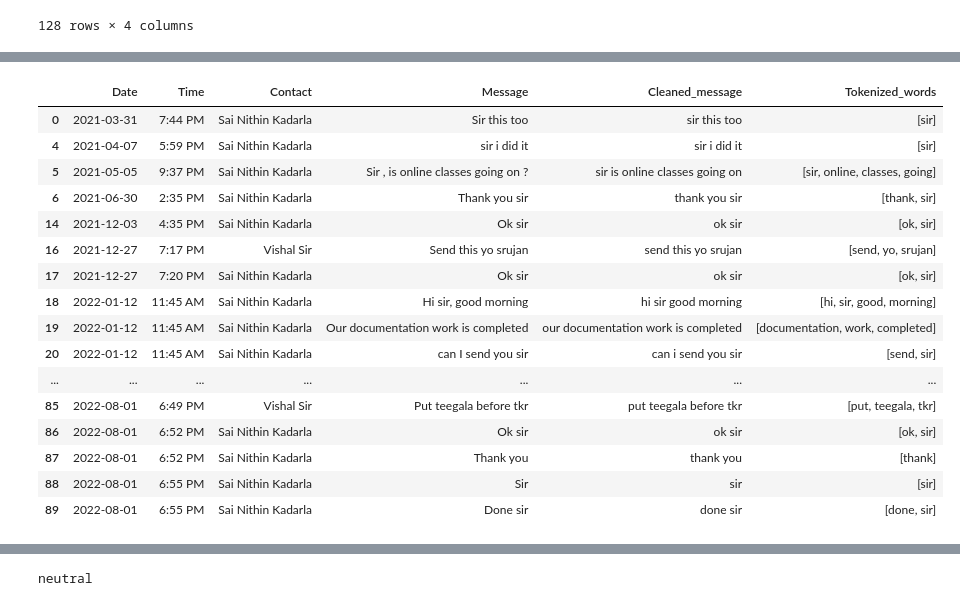
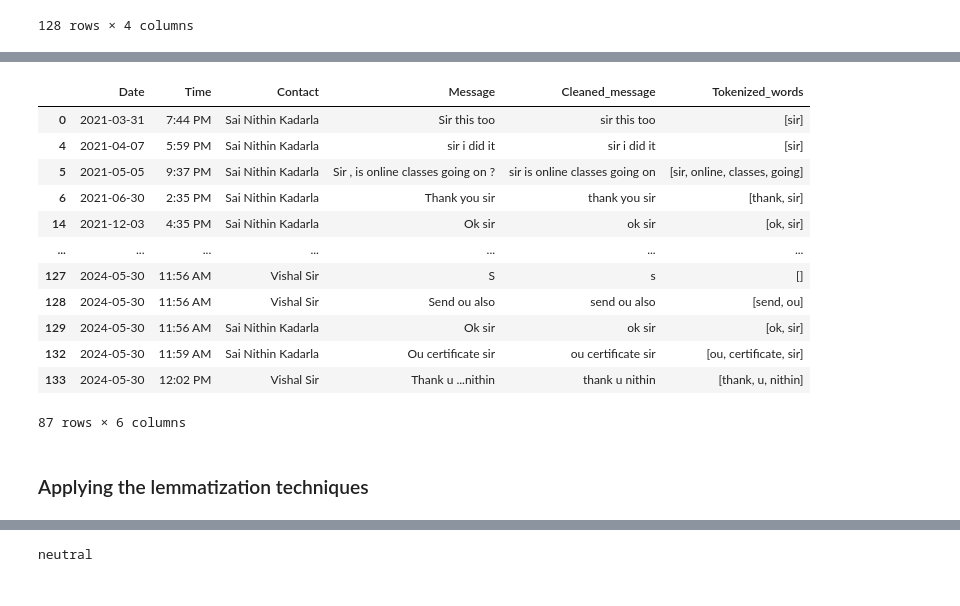
Before and after one commit to Sainithinkadarla/NLP_project, a Jupyter notebook: main.ipynb, the cells around one changed output, grey strips where cells are left out. Drawn from its saved outputs; the diff is of its cells as text; code cells hidden in the pictures.

```diff
--- a/main.ipynb
+++ b/main.ipynb
@@ -164,23 +136,21 @@ See the caveats in the documentation: https://pandas.pydata.org/pandas-docs/stab
 # %%
-data.head(50)
+data
 # %% [output]
 |  | Date | Time | Contact | Message | Cleaned_message | Tokenized_words |
 | 0 | 2021-03-31 | 7:44 PM | Sai Nithin Kadarla | Sir this too | sir this too | [sir] |
 | 4 | 2021-04-07 | 5:59 PM | Sai Nithin Kadarla | sir i did it | sir i did it | [sir] |
 | 5 | 2021-05-05 | 9:37 PM | Sai Nithin Kadarla | Sir , is online classes going on ? | sir is online classes going on | [sir, online, classes, going] |
 | 6 | 2021-06-30 | 2:35 PM | Sai Nithin Kadarla | Thank you sir | thank you sir | [thank, sir] |
 | 14 | 2021-12-03 | 4:35 PM | Sai Nithin Kadarla | Ok sir | ok sir | [ok, sir] |
-| 16 | 2021-12-27 | 7:17 PM | Vishal Sir | Send this yo srujan | send this yo srujan | [send, yo, srujan] |
-| 17 | 2021-12-27 | 7:20 PM | Sai Nithin Kadarla | Ok sir | ok sir | [ok, sir] |
-| 18 | 2022-01-12 | 11:45 AM | Sai Nithin Kadarla | Hi sir, good morning | hi sir good morning | [hi, sir, good, morning] |
-| 19 | 2022-01-12 | 11:45 AM | Sai Nithin Kadarla | Our documentation work is completed | our documentation work is completed | [documentation, work, completed] |
-| 20 | 2022-01-12 | 11:45 AM | Sai Nithin Kadarla | can I send you sir | can i send you sir | [send, sir] |
 | ... | ... | ... | ... | ... | ... | ... |
-| 85 | 2022-08-01 | 6:49 PM | Vishal Sir | Put teegala before tkr | put teegala before tkr | [put, teegala, tkr] |
-| 86 | 2022-08-01 | 6:52 PM | Sai Nithin Kadarla | Ok sir | ok sir | [ok, sir] |
-| 87 | 2022-08-01 | 6:52 PM | Sai Nithin Kadarla | Thank you | thank you | [thank] |
-| 88 | 2022-08-01 | 6:55 PM | Sai Nithin Kadarla | Sir | sir | [sir] |
-| 89 | 2022-08-01 | 6:55 PM | Sai Nithin Kadarla | Done sir | done sir | [done, sir] |
+| 127 | 2024-05-30 | 11:56 AM | Vishal Sir | S | s | [] |
+| 128 | 2024-05-30 | 11:56 AM | Vishal Sir | Send ou also | send ou also | [send, ou] |
+| 129 | 2024-05-30 | 11:56 AM | Sai Nithin Kadarla | Ok sir | ok sir | [ok, sir] |
+| 132 | 2024-05-30 | 11:59 AM | Sai Nithin Kadarla | Ou certificate sir | ou certificate sir | [ou, certificate, sir] |
+| 133 | 2024-05-30 | 12:02 PM | Vishal Sir | Thank u ...nithin | thank u nithin | [thank, u, nithin] |
+87 rows × 6 columns
+# %% [markdown]
+### Applying the lemmatization techniques
 # %%
 lemmatizer = WordNetLemmatizer()
 data["Lemmatized"] = [[lemmatizer.lemmatize(token) for token in token_list] for token_list in data["Tokenized_words"]]
```
Also changed, not shown: parts of 36 cells of this notebook, 1 other file.
